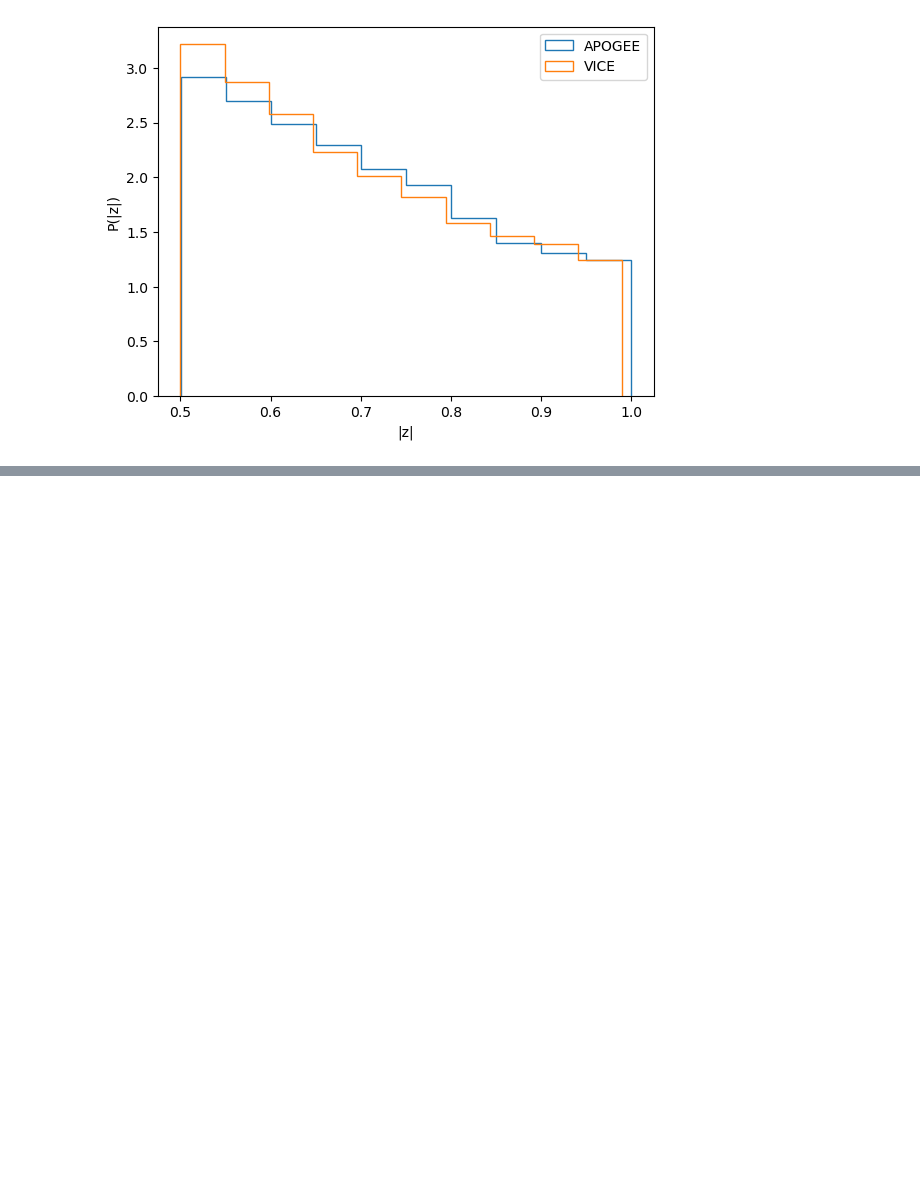
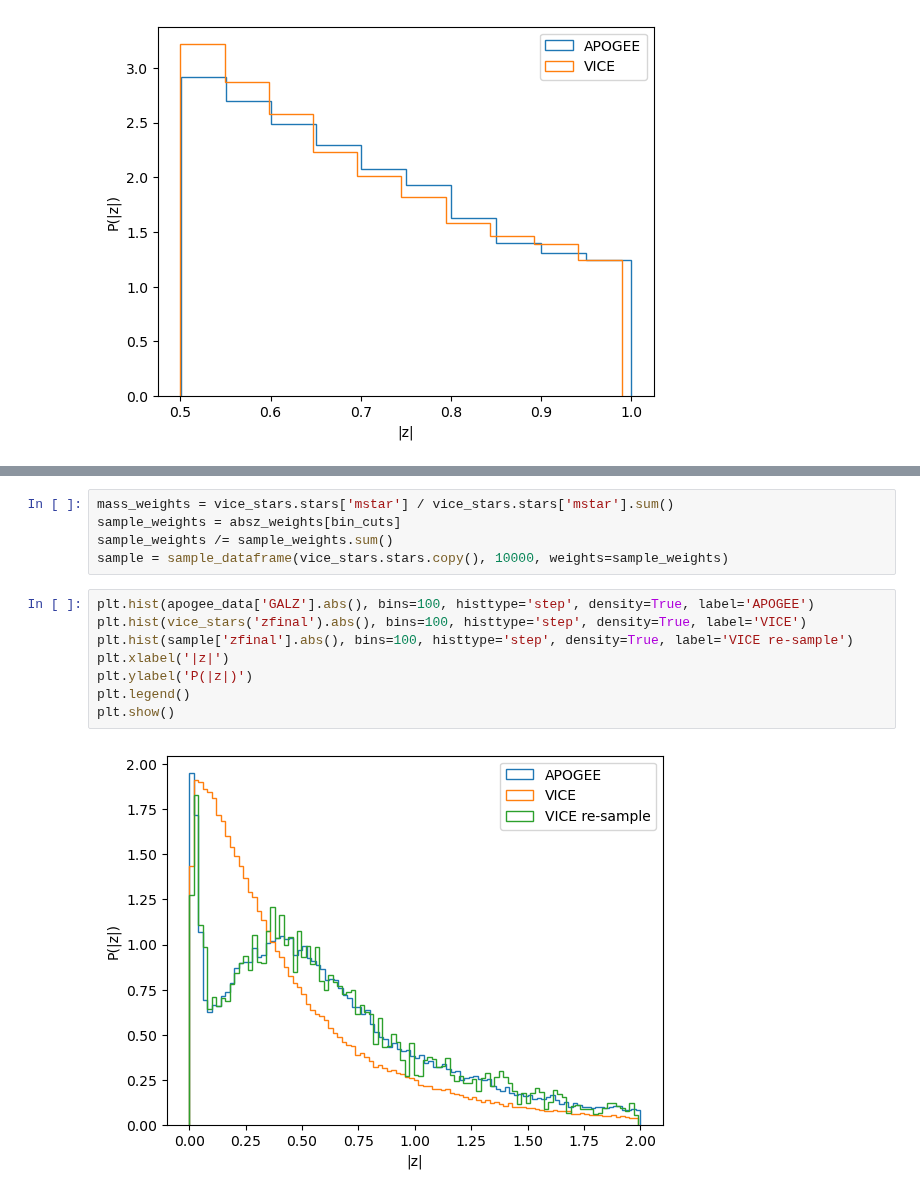
Before and after one commit to lodubay/galactic-dtd, a Jupyter notebook: notebooks/zheight_correction.ipynb, the cells around one changed output, grey strips where cells are left out. Drawn from its saved outputs; the diff is of its cells as text; blank space fills up the shorter version.

```diff
--- a/notebooks/zheight_correction.ipynb
+++ b/notebooks/zheight_correction.ipynb
@@ -38,0 +59,15 @@ plt.show()
+# %%
+mass_weights = vice_stars.stars['mstar'] / vice_stars.stars['mstar'].sum()
+sample_weights = absz_weights[bin_cuts]
+sample_weights /= sample_weights.sum()
+sample = sample_dataframe(vice_stars.stars.copy(), 10000, weights=sample_weights)
+# %%
+plt.hist(apogee_data['GALZ'].abs(), bins=100, histtype='step', density=True, label='APOGEE')
+plt.hist(vice_stars('zfinal').abs(), bins=100, histtype='step', density=True, label='VICE')
+plt.hist(sample['zfinal'].abs(), bins=100, histtype='step', density=True, label='VICE re-sample')
+plt.xlabel('|z|')
+plt.ylabel('P(|z|)')
+plt.legend()
+plt.show()
+# %% [output]
+[figure, added]
```
Also changed, not shown: parts of 5 cells of this notebook, 2 other files.
